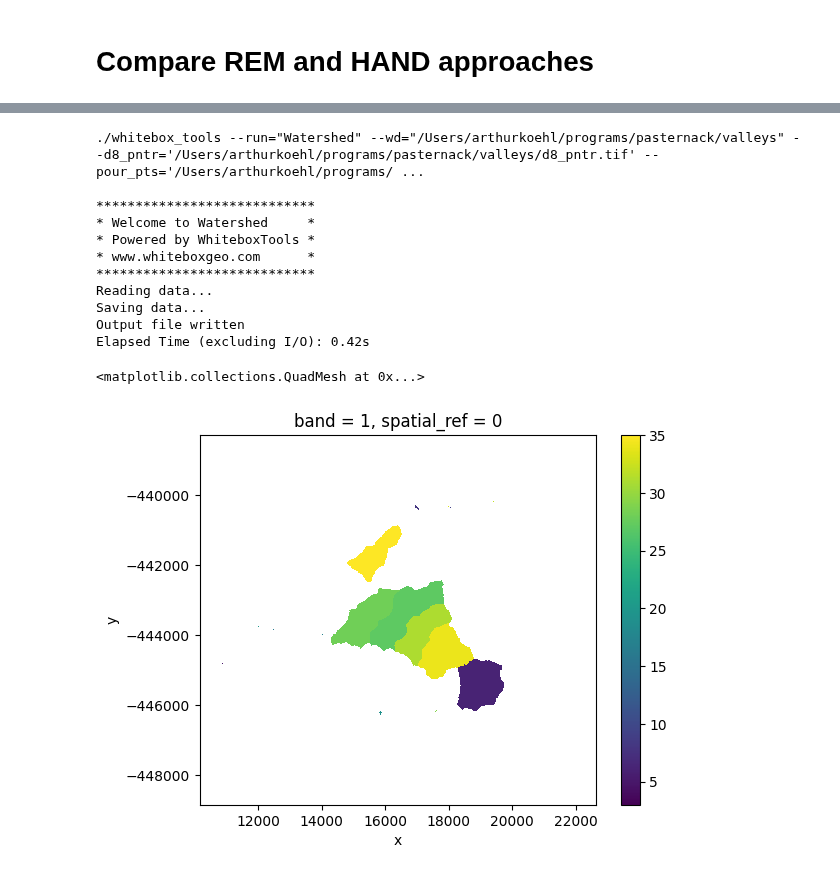
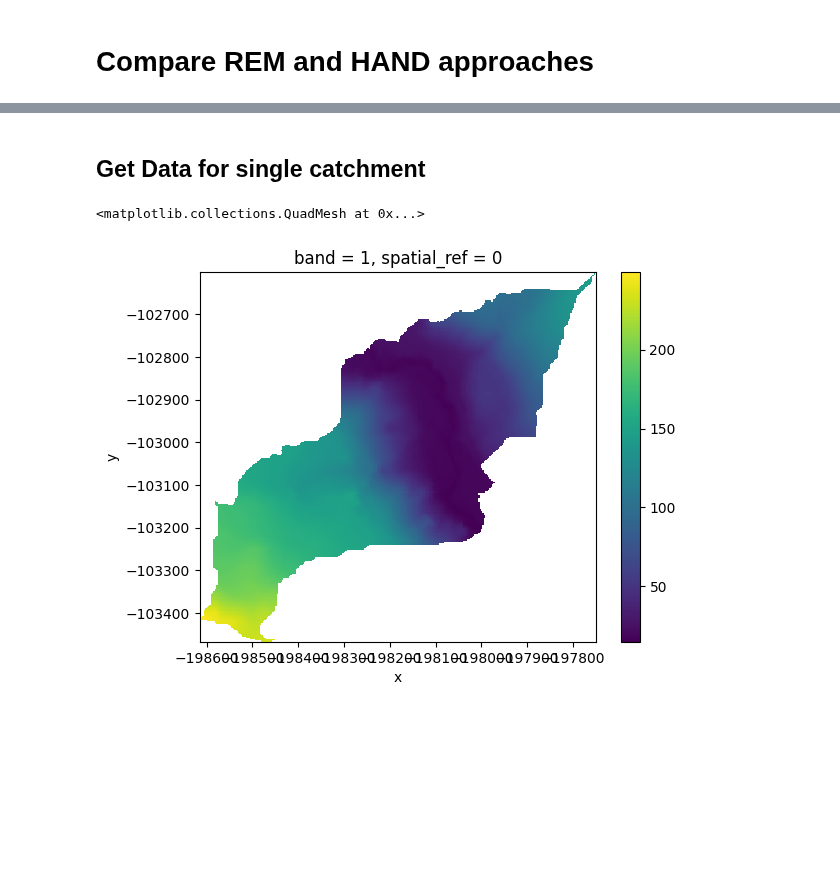
Before and after one commit to avkoehl/valleys, a Jupyter notebook: notebooks/rem_hand.ipynb, the cells around one changed output, grey strips where cells are left out. Cells and saved outputs as stored; diff of their text form; code cells hidden in the pictures; blank space fills up the shorter version.

```diff
--- a/notebooks/rem_hand.ipynb
+++ b/notebooks/rem_hand.ipynb
@@ -344,25 +2,0 @@ Elapsed Time (excluding I/O): 0.1s
-# %%
-# watershed
-params = {
-    'd8_pntr': d8_pntr_file,
-    'pour_pts': pour_points_file,
-    'output': os.path.join(working_directory, 'watersheds.tif'),
-    'esri_pntr': False,
-    'callback': my_callback
-}
-watersheds = wb_wrapper(wbt.watershed, params, return_file=False)
-watersheds.where(watersheds != -32768).plot()
-# %% [output]
-./whitebox_tools --run="Watershed" --wd="/Users/arthurkoehl/programs/pasternack/valleys" --d8_pntr='/Users/arthurkoehl/programs/pasternack/valleys/d8_pntr.tif' --pour_pts='/Users/arthurkoehl/programs/ ...
-
-****************************
-* Welcome to Watershed     *
-* Powered by WhiteboxTools *
-* www.whiteboxgeo.com      *
-****************************
-Reading data...
-Saving data...
-Output file written
-Elapsed Time (excluding I/O): 0.42s
-<matplotlib.collections.QuadMesh at 0x...>
-[figure, removed]
@@ -370,0 +11,15 @@ Elapsed Time (excluding I/O): 0.42s
+# %% [markdown]
+## Get Data for single catchment
+# %%
+filled_dem = rioxarray.open_rasterio("../toy_data/filled_dem.tif")
+subbasins = rioxarray.open_rasterio("../toy_data/subbasins.tif")
+streams = rioxarray.open_rasterio("../toy_data/streams.tif")
+# %%
+basin_id = 11
+dem = filled_dem.where(subbasins == basin_id)
+dem = dem.dropna(dim="x", how="all")
+dem = dem.dropna(dim="y", how="all")
+dem.plot()
+# %% [output]
+<matplotlib.collections.QuadMesh at 0x...>
+[figure, added]
```
Also changed, not shown: parts of 28 cells of this notebook, 1 other file.
